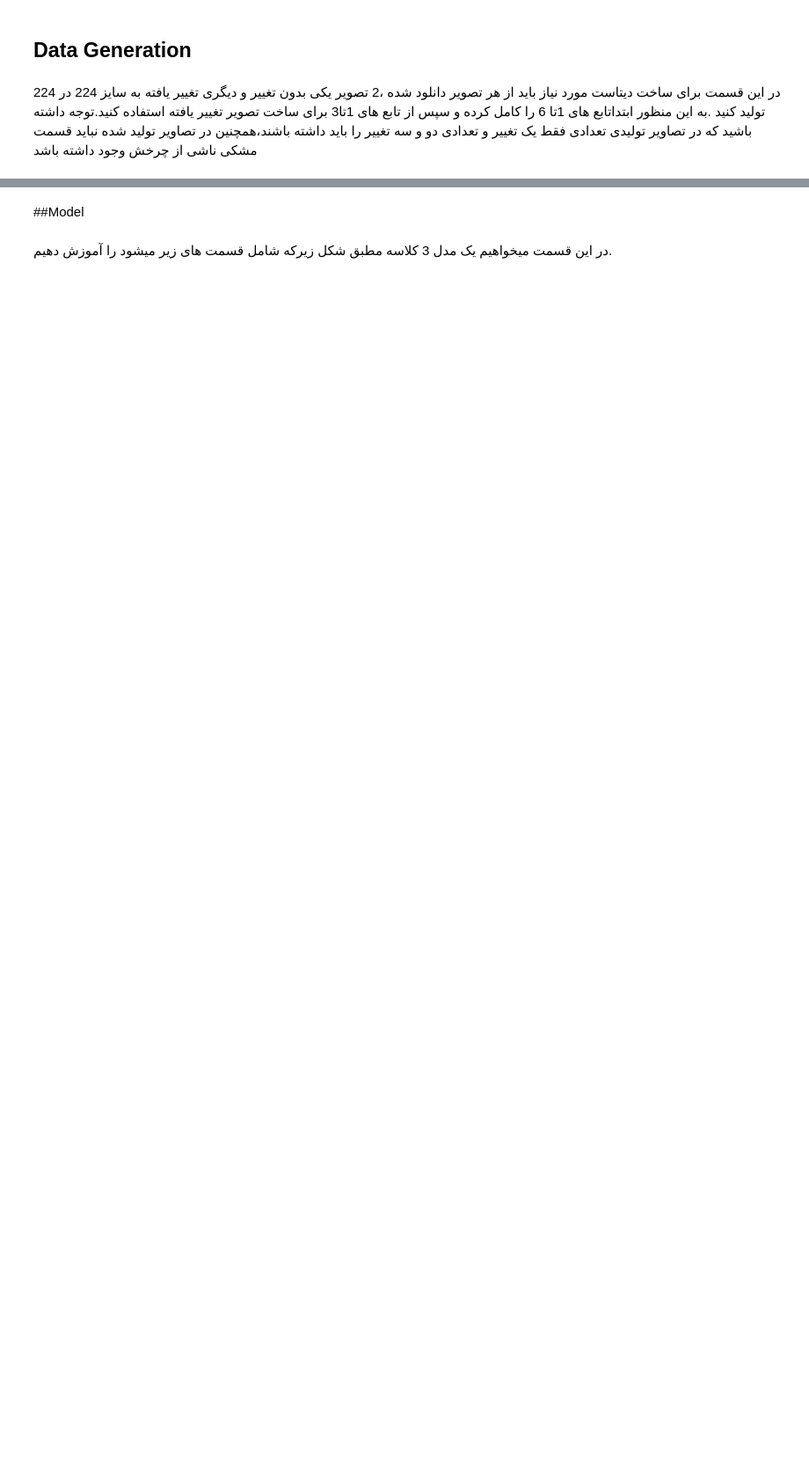
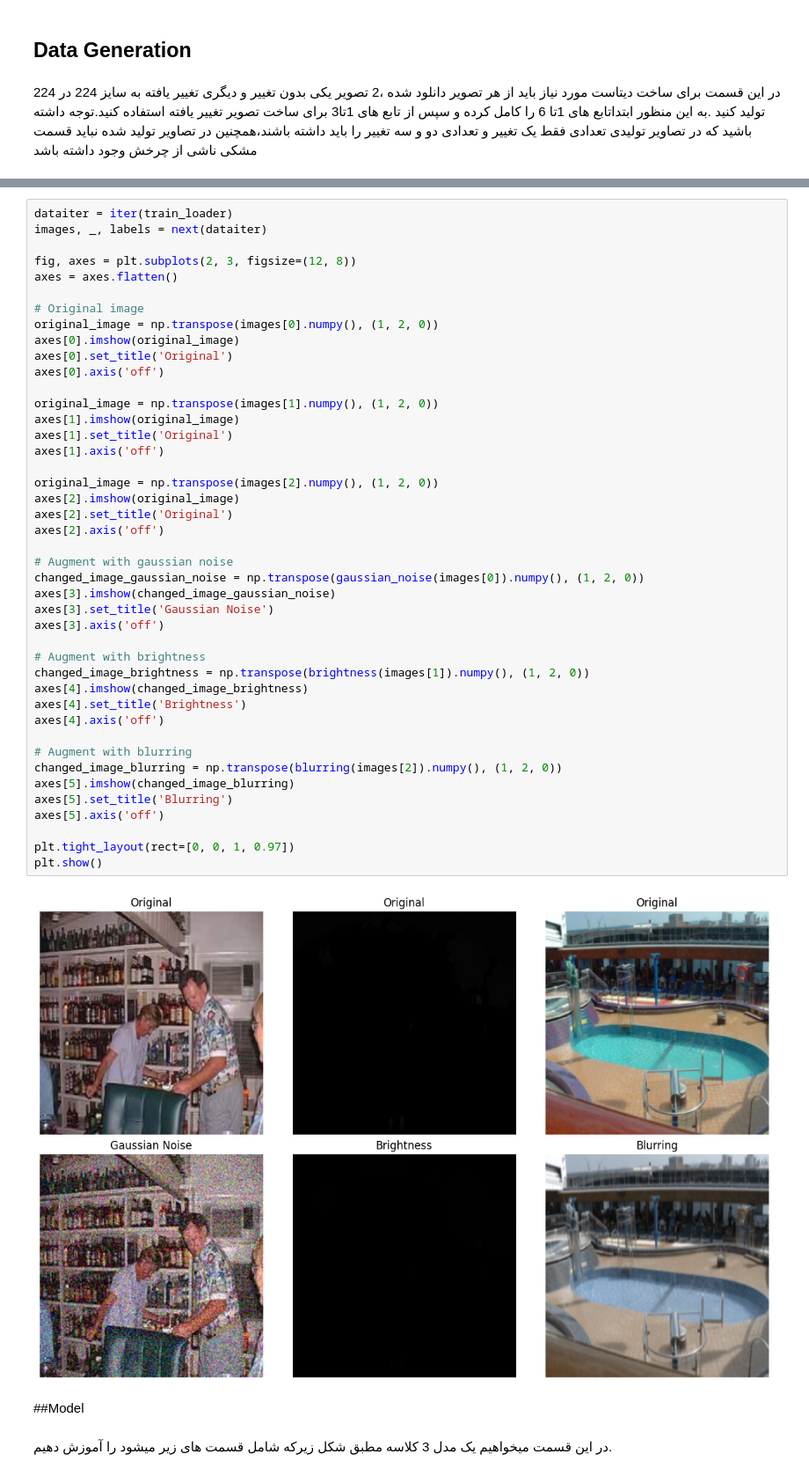
Before and after one commit to AlirezaAbbasian/deep-HW3-402200253, a Jupyter notebook: Q3/detect_change.ipynb, the cells around one changed output, grey strips where cells are left out. Shown at 88% size. Saved outputs shown, nothing was run; the diff lists cells and outputs as text; blank space fills up the shorter version.

```diff
--- a/Q3/detect_change.ipynb
+++ b/Q3/detect_change.ipynb
@@ -110,3 +246,48 @@ val_loader = DataLoader()## To Do
+# %%
+dataiter = iter(train_loader)
+images, _, labels = next(dataiter)
+
+fig, axes = plt.subplots(2, 3, figsize=(12, 8))
+axes = axes.flatten()
+
+# Original image
+original_image = np.transpose(images[0].numpy(), (1, 2, 0))
+axes[0].imshow(original_image)
+axes[0].set_title('Original')
+axes[0].axis('off')
+
+original_image = np.transpose(images[1].numpy(), (1, 2, 0))
+axes[1].imshow(original_image)
+axes[1].set_title('Original')
+axes[1].axis('off')
+
+original_image = np.transpose(images[2].numpy(), (1, 2, 0))
+axes[2].imshow(original_image)
+axes[2].set_title('Original')
+axes[2].axis('off')
+
+# Augment with gaussian noise
+changed_image_gaussian_noise = np.transpose(gaussian_noise(images[0]).numpy(), (1, 2, 0))
+axes[3].imshow(changed_image_gaussian_noise)
+axes[3].set_title('Gaussian Noise')
+axes[3].axis('off')
+
+# Augment with brightness
+changed_image_brightness = np.transpose(brightness(images[1]).numpy(), (1, 2, 0))
+axes[4].imshow(changed_image_brightness)
+axes[4].set_title('Brightness')
+axes[4].axis('off')
+
+# Augment with blurring
+changed_image_blurring = np.transpose(blurring(images[2]).numpy(), (1, 2, 0))
+axes[5].imshow(changed_image_blurring)
+axes[5].set_title('Blurring')
+axes[5].axis('off')
+
+plt.tight_layout(rect=[0, 0, 1, 0.97])
+plt.show()
+# %% [output]
+[figure, added]
 # %% [markdown]
 ##Model
 # %% [markdown]
```
Also changed, not shown: parts of 34 cells of this notebook, 2 other files.
